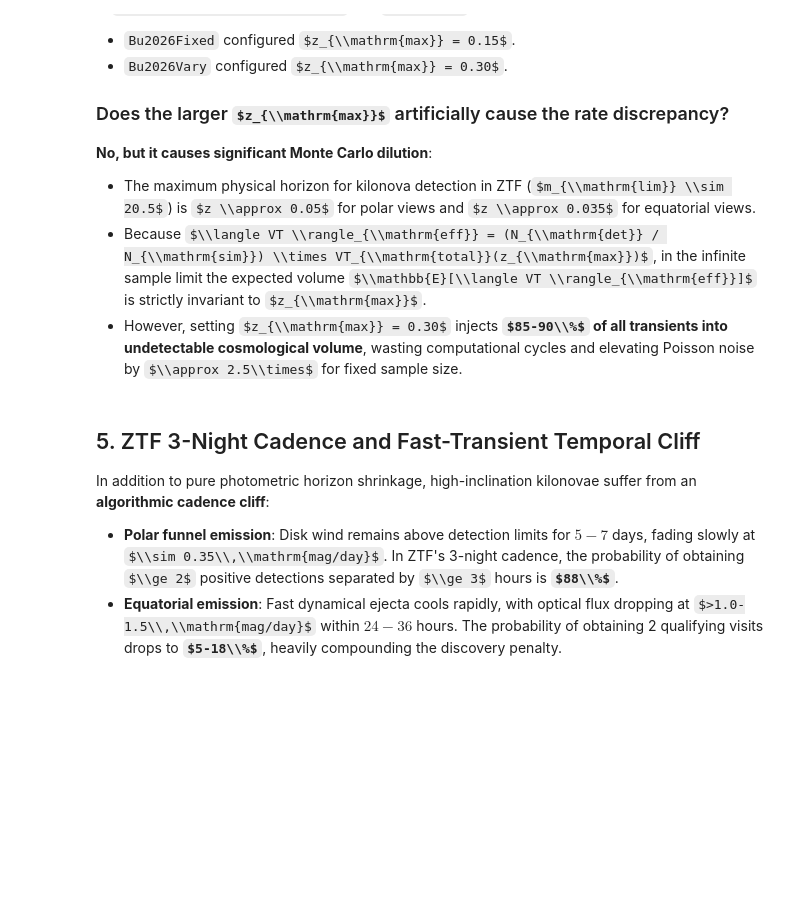
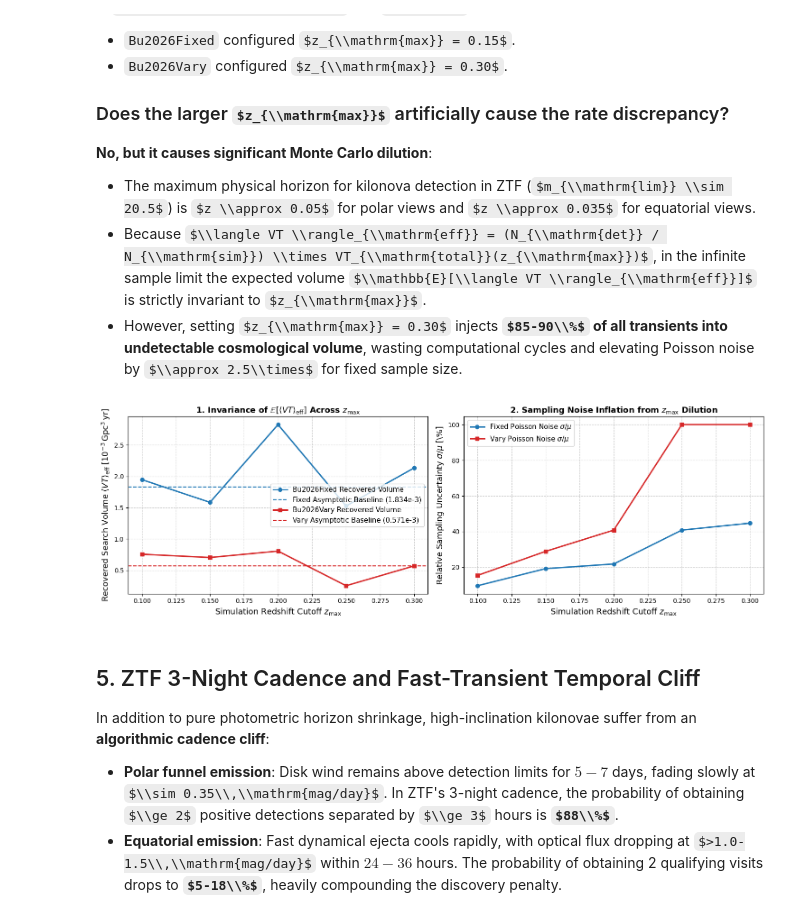
Before and after one commit to tylerbarna/kn-rates, a Jupyter notebook: notebooks/06_bu2026_inclination_discrepancy_investigation.ipynb, the cells around one changed output. Saved outputs shown, nothing was run; the diff lists cells and outputs as text; code cells hidden in the pictures; some formulas as TeX source; blank space fills up the shorter version.

```diff
--- a/notebooks/06_bu2026_inclination_discrepancy_investigation.ipynb
+++ b/notebooks/06_bu2026_inclination_discrepancy_investigation.ipynb
@@ -194,32 +203,85 @@ In `run_large_scale_simulation.py` and `ZTF_sim.py`:
 # %%
 fig, axes = plt.subplots(1, 2, figsize=(15, 5))
 
 # Subplot 1: Recovered VT_eff vs z_max
-z_vals = df_zmax['z_max']
-axes[0].plot(z_vals, df_zmax['bu2026fixed_vt_rec'] * 1e3, 'o-', color='#1f77b4', lw=2.2, label='Bu2026Fixed Recovered Volume')
-axes[0].axhline(1.834, color='#1f77b4', linestyle='--', lw=1.5, label='Fixed Asymptotic Baseline (1.834e-3)')
+z_vals = df_zmax["z_max"]
 
-axes[0].plot(z_vals, df_zmax['bu2026vary_vt_rec'] * 1e3, 's-', color='#d62728', lw=2.2, label='Bu2026Vary Recovered Volume')
-axes[0].axhline(0.571, color='#d62728', linestyle='--', lw=1.5, label='Vary Asymptotic Baseline (0.571e-3)')
+axes[0].plot(
+    z_vals,
+    df_zmax["bu2026fixed_vt_rec"] * 1e3,
+    "o-",
+    color="#1f77b4",
+    lw=2.2,
+    label="Bu2026Fixed Recovered Volume",
+)
+axes[0].axhline(
+    1.834,
+    color="#1f77b4",
+    linestyle="--",
+    lw=1.5,
+    label="Fixed Asymptotic Baseline (1.834e-3)",
+)
 
-axes[0].set_xlabel('Simulation Redshift Cutoff $z_{\\mathrm{max}}$')
-axes[0].set_ylabel(r'Recovered Search Volume $\langle VT \rangle_{\\mathrm{eff}}\;[10^{-3}\,\mathrm{Gpc}^3\,\mathrm{yr}]$')
-axes[0].set_title(r'1. Invariance of $\mathbb{E}[\langle VT \rangle_{\\mathrm{eff}}]$ Across $z_{\\mathrm{max}}$', fontweight='bold')
-axes[0].grid(True, linestyle='--', alpha=0.6)
-axes[0].legend(loc='center right')
+axes[0].plot(
+    z_vals,
+    df_zmax["bu2026vary_vt_rec"] * 1e3,
+    "s-",
+    color="#d62728",
+    lw=2.2,
+    label="Bu2026Vary Recovered Volume",
+)
+axes[0].axhline(
+    0.571,
+    color="#d62728",
+    linestyle="--",
+    lw=1.5,
+    label="Vary Asymptotic Baseline (0.571e-3)",
+)
+
+axes[0].set_xlabel(r"Simulation Redshift Cutoff $z_{\mathrm{max}}$")
+axes[0].set_ylabel(
+    r"Recovered Search Volume $\langle VT \rangle_{\mathrm{eff}}"
+    r"\;[10^{-3}\,\mathrm{Gpc}^3\,\mathrm{yr}]$"
+)
+axes[0].set_title(
+    r"1. Invariance of $\mathbb{E}[\langle VT \rangle_{\mathrm{eff}}]$ "
+    r"Across $z_{\mathrm{max}}$",
+    fontweight="bold",
+)
+axes[0].grid(True, linestyle="--", alpha=0.6)
+axes[0].legend(loc="center right")
 
 # Subplot 2: Poisson Sampling Noise Penalty
-axes[1].plot(z_vals, df_zmax['bu2026fixed_noise_pct'], 'o-', color='#1f77b4', lw=2.2, label='Fixed Poisson Noise $\\sigma / \\mu$')
-axes[1].plot(z_vals, df_zmax['bu2026vary_noise_pct'], 's-', color='#d62728', lw=2.2, label='Vary Poisson Noise $\\sigma / \\mu$')
+axes[1].plot(
+    z_vals,
+    df_zmax["bu2026fixed_noise_pct"],
+    "o-",
+    color="#1f77b4",
+    lw=2.2,
+    label=r"Fixed Poisson Noise $\sigma / \mu$",
+)
+axes[1].plot(
+    z_vals,
+    df_zmax["bu2026vary_noise_pct"],
+    "s-",
+    color="#d62728",
+    lw=2.2,
+    label=r"Vary Poisson Noise $\sigma / \mu$",
+)
 
-axes[1].set_xlabel('Simulation Redshift Cutoff $z_{\\mathrm{max}}$')
-axes[1].set_ylabel('Relative Sampling Uncertainty $\\sigma / \\mu$ [\\%]')
-axes[1].set_title(r'2. Sampling Noise Inflation from $z_{\\mathrm{max}}$ Dilution', fontweight='bold')
-axes[1].grid(True, linestyle='--', alpha=0.6)
-axes[1].legend(loc='upper left')
+axes[1].set_xlabel(r"Simulation Redshift Cutoff $z_{\mathrm{max}}$")
+axes[1].set_ylabel(r"Relative Sampling Uncertainty $\sigma / \mu$ [\%]")
+axes[1].set_title(
+    r"2. Sampling Noise Inflation from $z_{\mathrm{max}}$ Dilution",
+    fontweight="bold",
+)
+axes[1].grid(True, linestyle="--", alpha=0.6)
+axes[1].legend(loc="upper left")
 
 plt.tight_layout()
 plt.show()
+# %% [output]
+[figure, added]
 # %% [markdown]
 ## 5. ZTF 3-Night Cadence and Fast-Transient Temporal Cliff
 
```
Also changed, not shown: parts of 6 cells of this notebook, 10 other files.
